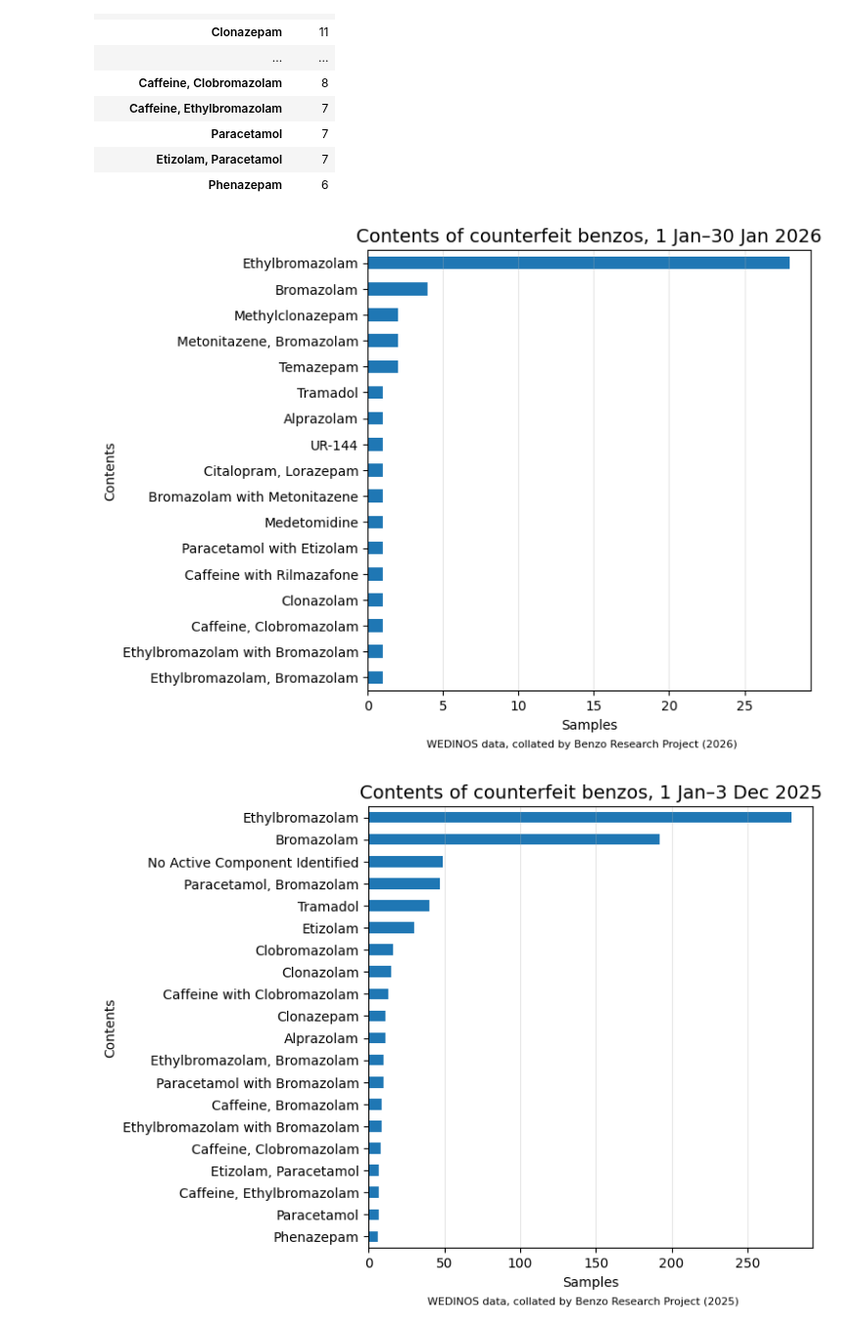
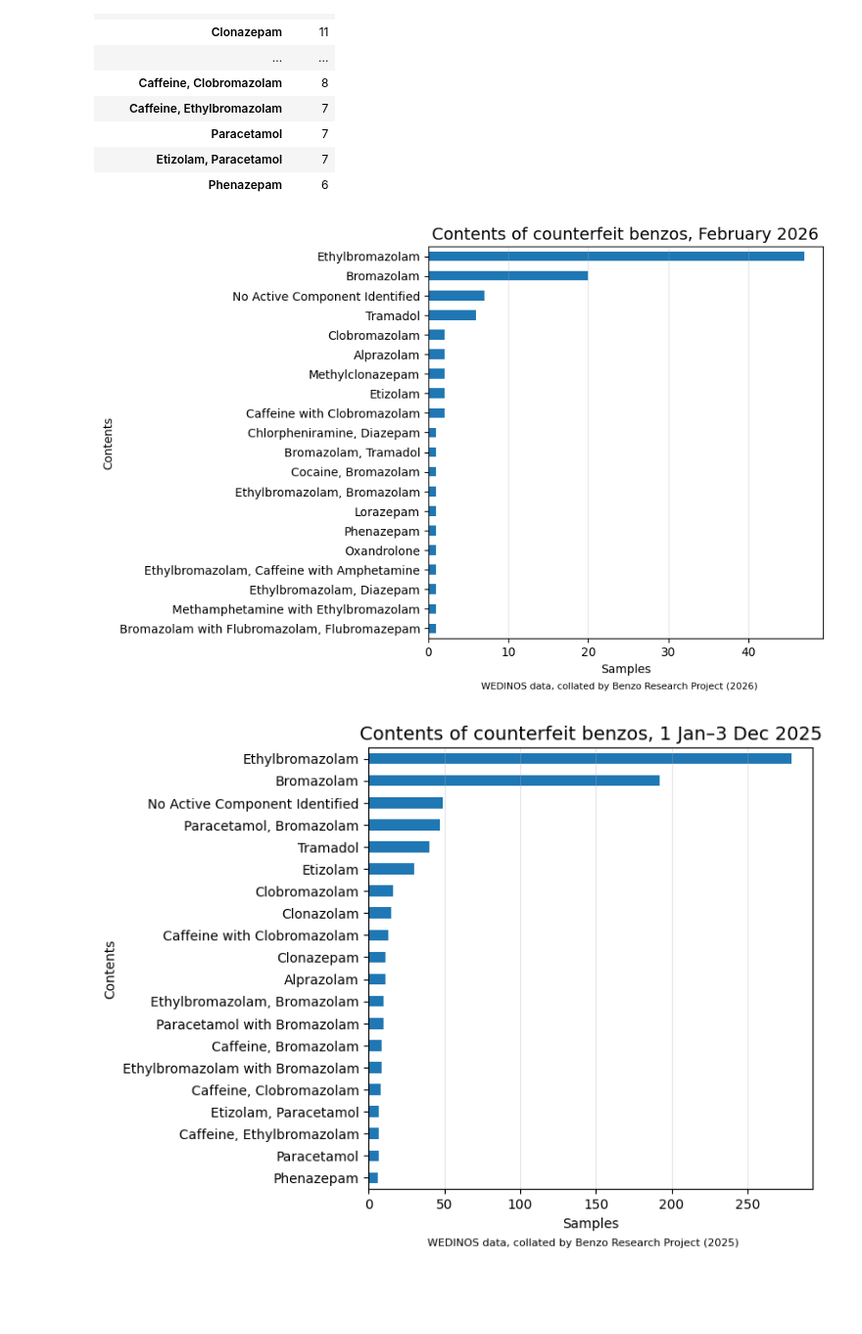
Before and after one commit to Benzo-Research-Project/NitazeneMap, a Jupyter notebook: WEDINOSParser.ipynb, the cells around one changed output. Shown at 98% size. Cells and saved outputs as stored; diff of their text form; code cells hidden in the pictures; blank space fills up the shorter version.

```diff
--- a/WEDINOSParser.ipynb
+++ b/WEDINOSParser.ipynb
@@ -594,8 +567,8 @@ clonazepam_substring_list = ['clonazepam', 'klonopin', 'klonapin', 'ksalol', 'ks
 nitazene_substring_list = ['nitazene', 'nitazepipne', 'nitazepyne', 'metonitazene', 'metonitazepine', 'metonitazepyne', 'metonitazepipne']
 # %%
 # Restricting date to January
-df_jan = df.loc[df['date_received'].str.contains('Jan')]
-df_benzo_jan = df_benzo.loc[df_benzo['date_received'].str.contains('Jan')]
-print(df_benzo_jan.shape)
-df_benzo_jan
+df_month = df.loc[df['date_received'].str.contains('Feb')]
+df_benzo_month = df_benzo.loc[df_benzo['date_received'].str.contains('Feb')]
+print(df_benzo_month.shape)
+df_benzo_month
 # %% [output]
@@ -638,7 +611,7 @@ benzo_substring_list
 # %%
 # Note this may not work properly if using the df_all file
 #df = df_nit_all.loc[df_nit_all['date_received'].str.contains('January 2026')]
-df = df_jan
+df = df_month
 cbenzo_count=0
 cbenzo_meto_count = 0
 totalnit=0
@@ -829,0 +769,3 @@ See the caveats in the documentation: https://pandas.pydata.org/pandas-docs/stab
+# %%
+df_benzo_month, benzo_jan_figures = check_benzo_status(df_benzo_month, '1–28 February 2026')
+df_benzo_month
@@ -908,7 +879,7 @@ def getContents(df):
     Contents = df['complete contents'].value_counts()
     return Contents
 
-df_cbenzo_jan = df_benzo_jan.loc[(df_benzo_jan['sold_as_benzo'] == '1') & (df_benzo_jan['status'] == 'counterfeit')]
+df_cbenzo_jan = df_benzo_month.loc[(df_benzo_month['sold_as_benzo'] == '1') & (df_benzo_month['status'] == 'counterfeit')]
 
 counterfeitContents = getContents(df_cbenzo_jan)
 print(counterfeitContents)
@@ -1058,17 +1027,17 @@ pd.DataFrame(counterfeitContents_all).head(20)
 | Phenazepam | 6 |
 # %%
 fig, ax = subplots(figsize=(6, 6))
-ax.title.set_text('Contents of counterfeit benzos, 1 Jan–30 Jan 2026')
+ax.title.set_text('Contents of counterfeit benzos, February 2026')
 ax.title.set_fontsize(14)
 counterfeitContents.sort_values().plot(kind='barh', ax=ax)
 ax.set_xlabel('Samples')
 ax.set_ylabel('Contents')
 ax.grid(axis='x',alpha=0.3)
 text = fig.text(0.50, 0.01,
             'WEDINOS data, collated by Benzo Research Project (2026)',
             horizontalalignment='center', wrap=True, fontsize=8)
 # %% [output]
-[figure, old version]
+[figure, new version]
 # %%
 fig, ax = subplots(figsize=(6, 6))
 ax.title.set_text('Contents of counterfeit benzos, 1 Jan–3 Dec 2025')
```
Also changed, not shown: parts of 19 cells of this notebook, 6 other files.
